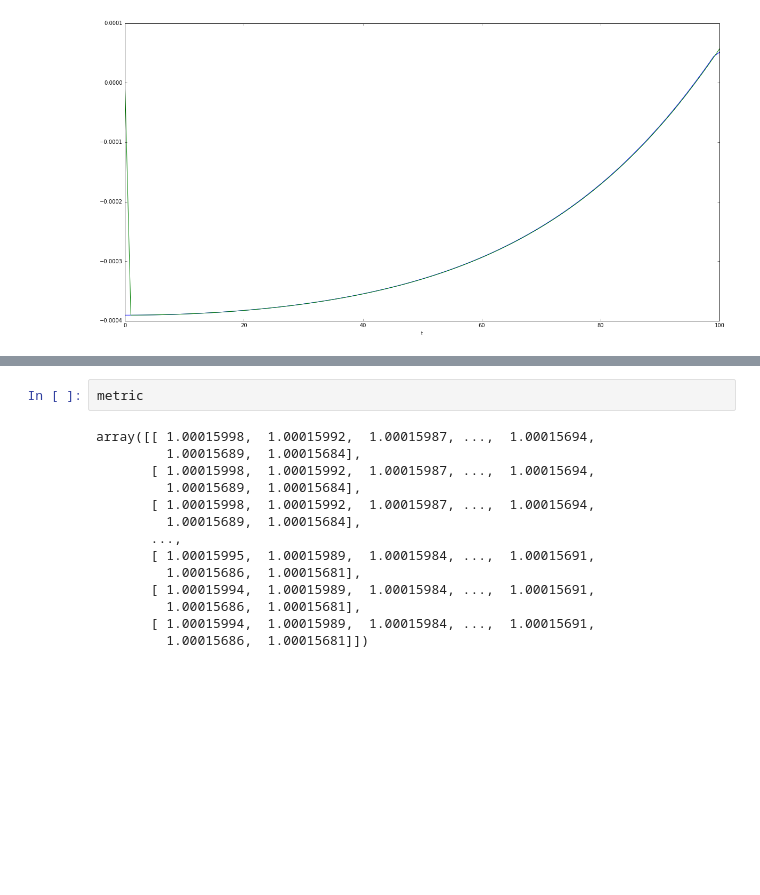
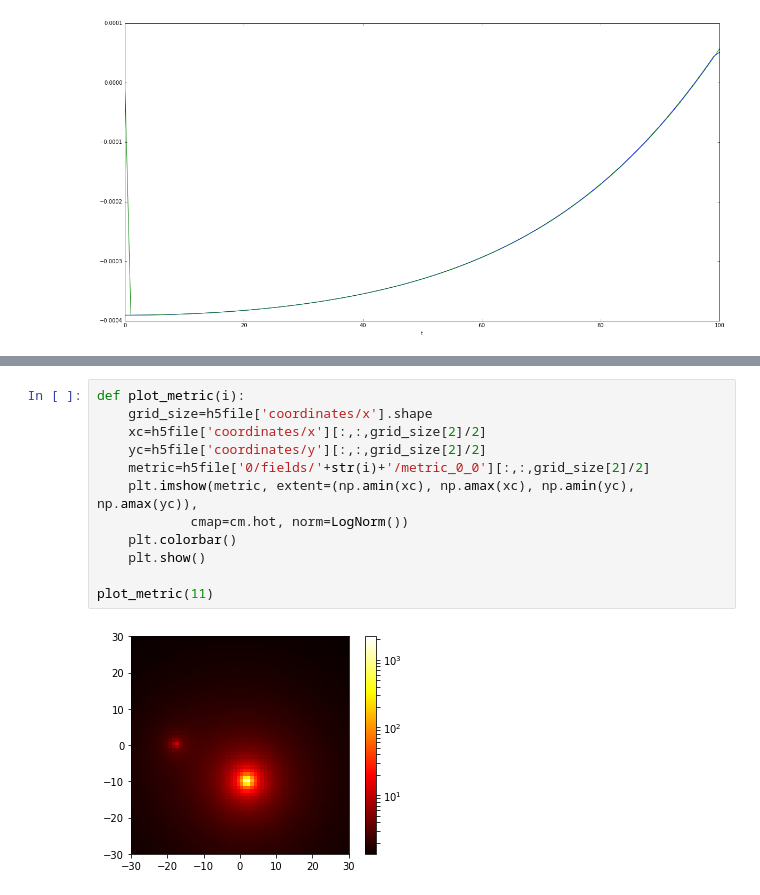
Before and after one commit to pablogalaviz/PostNewton3BP, a Jupyter notebook: utils/Analysis.ipynb, the cells around one changed output, grey strips where cells are left out. Cells and saved outputs as stored; diff of their text form; blank space fills up the shorter version.

```diff
--- a/utils/Analysis.ipynb
+++ b/utils/Analysis.ipynb
@@ -132,16 +133,14 @@ ax.plot_surface(xc, yc, metric, rstride=4, cstride=4, linewidth=0)
-# %%
-metric
-# %% [output]
-array([[ 1.00015998,  1.00015992,  1.00015987, ...,  1.00015694,
-         1.00015689,  1.00015684],
-       [ 1.00015998,  1.00015992,  1.00015987, ...,  1.00015694,
-         1.00015689,  1.00015684],
-       [ 1.00015998,  1.00015992,  1.00015987, ...,  1.00015694,
-         1.00015689,  1.00015684],
-       ...,
-       [ 1.00015995,  1.00015989,  1.00015984, ...,  1.00015691,
-         1.00015686,  1.00015681],
-       [ 1.00015994,  1.00015989,  1.00015984, ...,  1.00015691,
-         1.00015686,  1.00015681],
-       [ 1.00015994,  1.00015989,  1.00015984, ...,  1.00015691,
-         1.00015686,  1.00015681]])
+# %%
+def plot_metric(i):
+    grid_size=h5file['coordinates/x'].shape
+    xc=h5file['coordinates/x'][:,:,grid_size[2]/2]
+    yc=h5file['coordinates/y'][:,:,grid_size[2]/2]
+    metric=h5file['0/fields/'+str(i)+'/metric_0_0'][:,:,grid_size[2]/2]
+    plt.imshow(metric, extent=(np.amin(xc), np.amax(xc), np.amin(yc), np.amax(yc)),
+            cmap=cm.hot, norm=LogNorm())
+    plt.colorbar()
+    plt.show()
+
+plot_metric(11)
+# %% [output]
+[figure, added]
```
Also changed, not shown: parts of 6 cells of this notebook, 1 other file.
